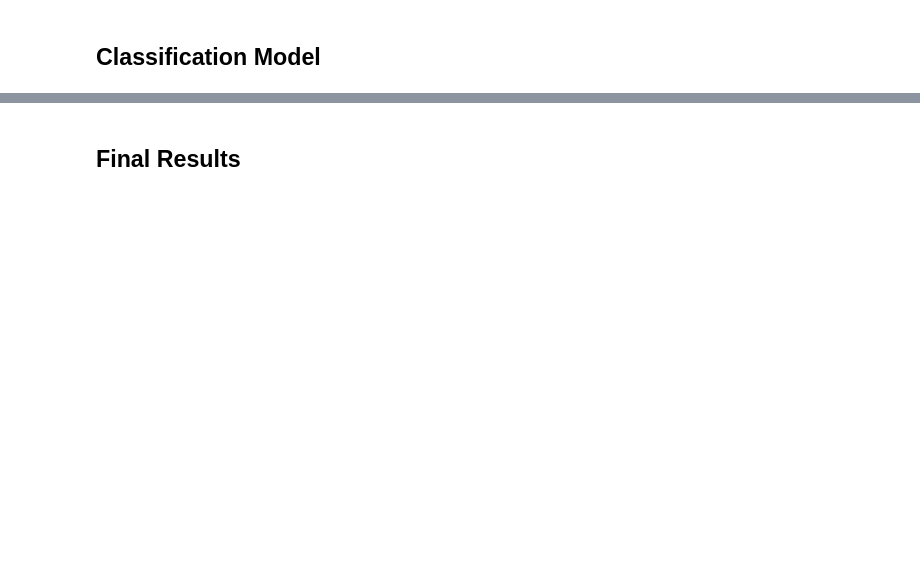
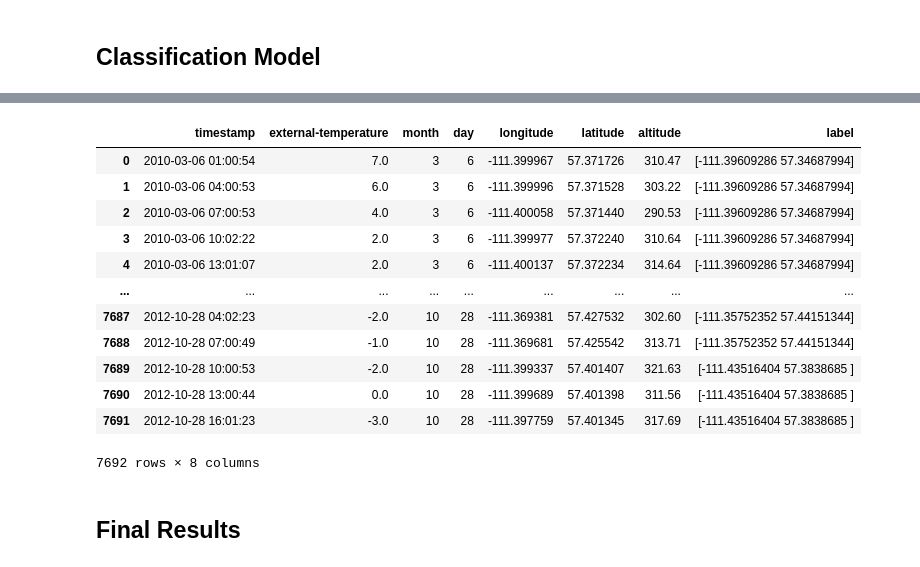
Before and after one commit to RaulCastillo547/TelepresentNature-ComparingModels, a Jupyter notebook: ModelCreation/model_analysis.ipynb, the cells around one changed output, grey strips where cells are left out. Saved outputs shown, nothing was run; the diff lists cells and outputs as text; code cells hidden in the pictures; blank space fills up the shorter version.

```diff
--- a/ModelCreation/model_analysis.ipynb
+++ b/ModelCreation/model_analysis.ipynb
@@ -257,3 +569,35 @@ classification_model.save(f'ModelCreation/SavedModels/{species}/{file_name}_clas
+# %%
+def graph_clusters(window:aux.ClassificationWindow, url_dest):
+    orig_df = window.orig_df
+    orig_df['timestamp'] = window.timeline
+
+    input_val = (orig_df[['longitude', 'latitude']] - orig_df[['longitude', 'latitude']].mean())/orig_df[['longitude', 'latitude']].std()
+
+    orig_df['label'] = window.k_means.predict(input_val.values)
+    clusters = window.clusters*window.train_df[['longitude', 'latitude']].std().values + window.train_df[['longitude', 'latitude']].mean().values
+    orig_df['label'] = orig_df['label'].map(lambda x: str(clusters[x]))
+
+    orig_df = orig_df[['timestamp', 'external-temperature', 'month', 'day', 'longitude', 'latitude', 'altitude', 'label']]
+
+    orig_df.to_csv(url_dest, index=False)
+
+    return orig_df
+
+graph_clusters(classification_window, f'TestCSV/{species}/{file_name}_classification_clustering_groups.csv')
+# %% [output]
+|  | timestamp | external-temperature | month | day | longitude | latitude | altitude | label |
+| 0 | 2010-03-06 01:00:54 | 7.0 | 3 | 6 | -111.399967 | 57.371726 | 310.47 | [-111.39609286 57.34687994] |
+| 1 | 2010-03-06 04:00:53 | 6.0 | 3 | 6 | -111.399996 | 57.371528 | 303.22 | [-111.39609286 57.34687994] |
+| 2 | 2010-03-06 07:00:53 | 4.0 | 3 | 6 | -111.400058 | 57.371440 | 290.53 | [-111.39609286 57.34687994] |
+| 3 | 2010-03-06 10:02:22 | 2.0 | 3 | 6 | -111.399977 | 57.372240 | 310.64 | [-111.39609286 57.34687994] |
+| 4 | 2010-03-06 13:01:07 | 2.0 | 3 | 6 | -111.400137 | 57.372234 | 314.64 | [-111.39609286 57.34687994] |
+| ... | ... | ... | ... | ... | ... | ... | ... | ... |
+| 7687 | 2012-10-28 04:02:23 | -2.0 | 10 | 28 | -111.369381 | 57.427532 | 302.60 | [-111.35752352 57.44151344] |
+| 7688 | 2012-10-28 07:00:49 | -1.0 | 10 | 28 | -111.369681 | 57.425542 | 313.71 | [-111.35752352 57.44151344] |
+| 7689 | 2012-10-28 10:00:53 | -2.0 | 10 | 28 | -111.399337 | 57.401407 | 321.63 | [-111.43516404 57.3838685 ] |
+| 7690 | 2012-10-28 13:00:44 | 0.0 | 10 | 28 | -111.399689 | 57.401398 | 311.56 | [-111.43516404 57.3838685 ] |
+| 7691 | 2012-10-28 16:01:23 | -3.0 | 10 | 28 | -111.397759 | 57.401345 | 317.69 | [-111.43516404 57.3838685 ] |
+7692 rows × 8 columns
 # %% [markdown]
 ## Final Results
 # %%
```
Also changed, not shown: parts of 36 cells of this notebook, 1 other file.
